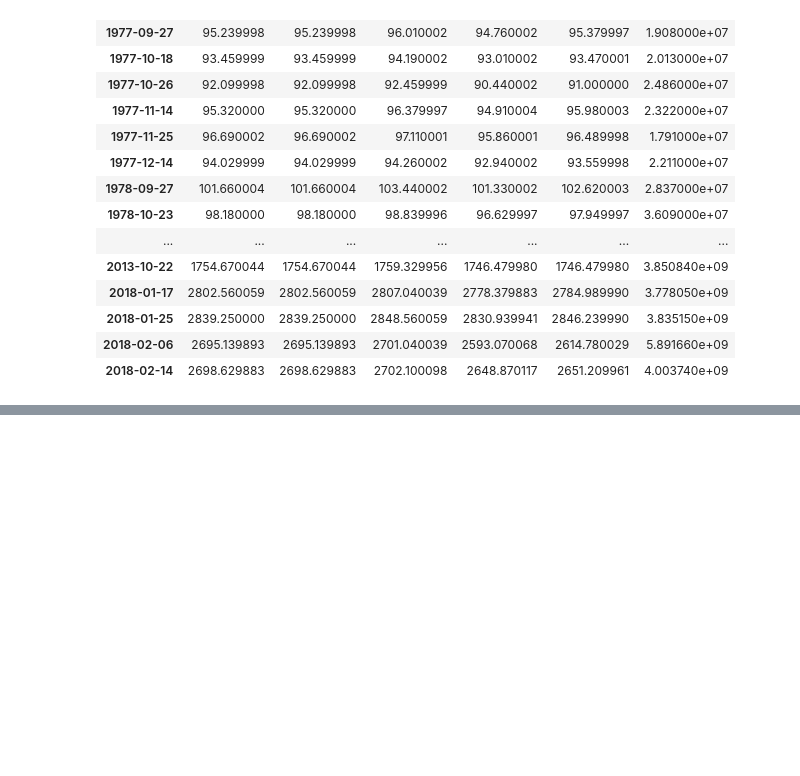
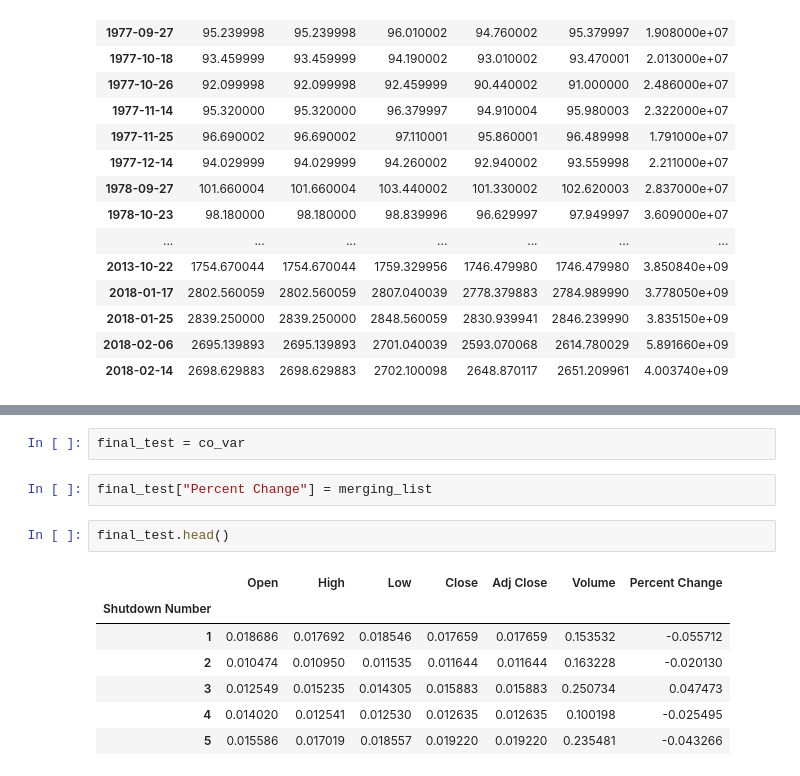
Before and after one commit to amritperera/Data-Bootcamp-Project-1, a Jupyter notebook: Code/stock_price_bubble(Amrit).ipynb, the cells around one changed output, grey strips where cells are left out. Drawn from its saved outputs; the diff is of its cells as text; blank space fills up the shorter version.

```diff
--- a/Code/stock_price_bubble(Amrit).ipynb
+++ b/Code/stock_price_bubble(Amrit).ipynb
@@ -151,0 +216,14 @@ stock_prices_clean_delta
+# %%
+final_test = co_var
+# %%
+final_test["Percent Change"] = merging_list
+# %%
+final_test.head()
+# %% [output]
+|  | Open | High | Low | Close | Adj Close | Volume | Percent Change |
+| Shutdown Number |  |  |  |  |  |  |  |
+| 1 | 0.018686 | 0.017692 | 0.018546 | 0.017659 | 0.017659 | 0.153532 | -0.055712 |
+| 2 | 0.010474 | 0.010950 | 0.011535 | 0.011644 | 0.011644 | 0.163228 | -0.020130 |
+| 3 | 0.012549 | 0.015235 | 0.014305 | 0.015883 | 0.015883 | 0.250734 | 0.047473 |
+| 4 | 0.014020 | 0.012541 | 0.012530 | 0.012635 | 0.012635 | 0.100198 | -0.025495 |
+| 5 | 0.015586 | 0.017019 | 0.018557 | 0.019220 | 0.019220 | 0.235481 | -0.043266 |
```
Also changed, not shown: parts of 11 cells of this notebook.
